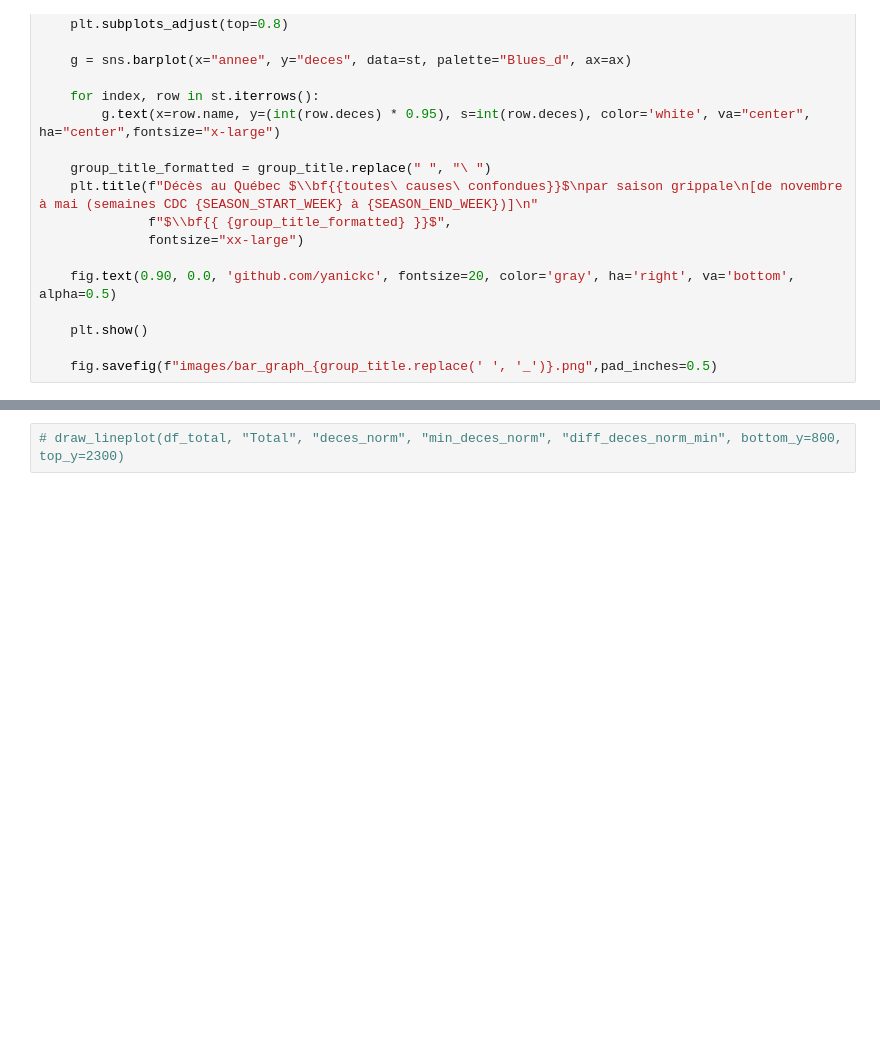
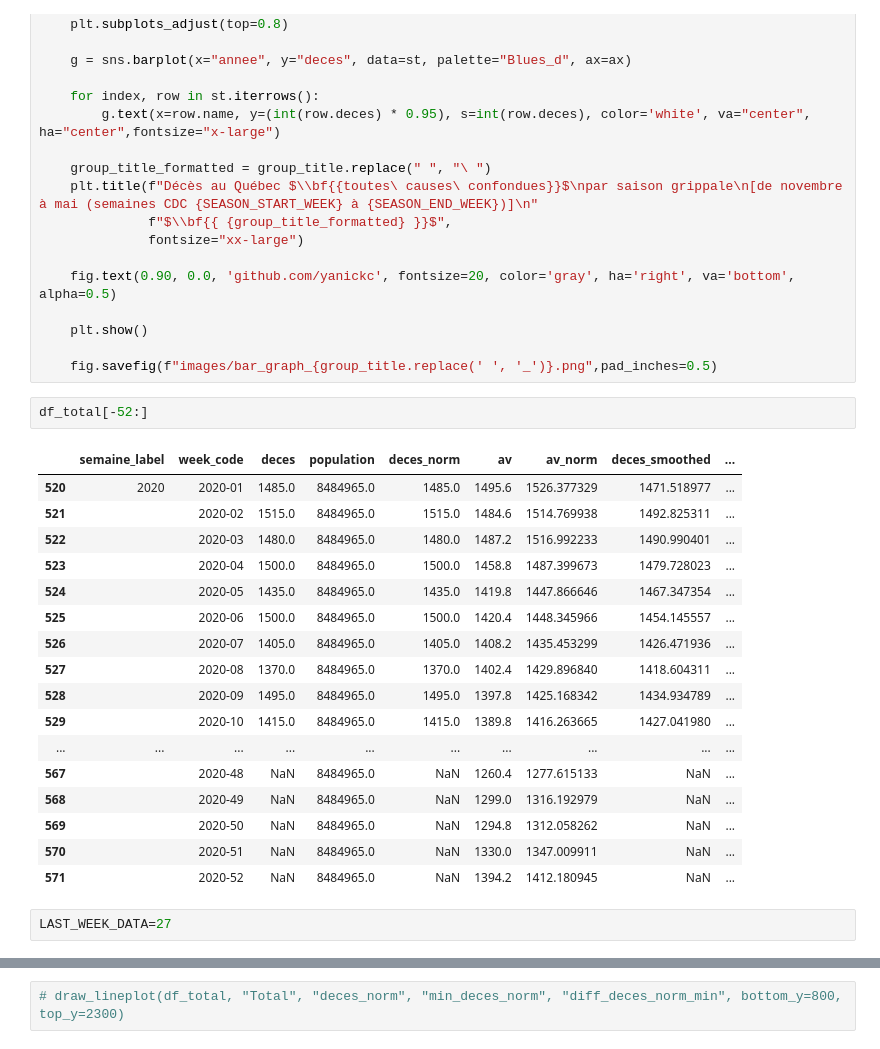
Before and after one commit to yanickc/deces_quebec, a Jupyter notebook: Décès par semaine au Québec par groupe age.ipynb, the cells around one changed output, grey strips where cells are left out. Saved outputs shown, nothing was run; the diff lists cells and outputs as text; blank space fills up the shorter version.

```diff
--- a/Décès par semaine au Québec par groupe age.ipynb
+++ b/Décès par semaine au Québec par groupe age.ipynb
@@ -261,6 +275,28 @@ def draw_barplot(df, group_title, start_year=2011):
     plt.show()
 
     fig.savefig(f"images/bar_graph_{group_title.replace(' ', '_')}.png",pad_inches=0.5)
+# %%
+df_total[-52:]
+# %% [output]
+|  | semaine_label | week_code | deces | population | deces_norm | av | av_norm | deces_smoothed | ... |
+| 520 | 2020 | 2020-01 | 1485.0 | 8484965.0 | 1485.0 | 1495.6 | 1526.377329 | 1471.518977 | ... |
+| 521 |  | 2020-02 | 1515.0 | 8484965.0 | 1515.0 | 1484.6 | 1514.769938 | 1492.825311 | ... |
+| 522 |  | 2020-03 | 1480.0 | 8484965.0 | 1480.0 | 1487.2 | 1516.992233 | 1490.990401 | ... |
+| 523 |  | 2020-04 | 1500.0 | 8484965.0 | 1500.0 | 1458.8 | 1487.399673 | 1479.728023 | ... |
+| 524 |  | 2020-05 | 1435.0 | 8484965.0 | 1435.0 | 1419.8 | 1447.866646 | 1467.347354 | ... |
+| 525 |  | 2020-06 | 1500.0 | 8484965.0 | 1500.0 | 1420.4 | 1448.345966 | 1454.145557 | ... |
+| 526 |  | 2020-07 | 1405.0 | 8484965.0 | 1405.0 | 1408.2 | 1435.453299 | 1426.471936 | ... |
+| 527 |  | 2020-08 | 1370.0 | 8484965.0 | 1370.0 | 1402.4 | 1429.896840 | 1418.604311 | ... |
+| 528 |  | 2020-09 | 1495.0 | 8484965.0 | 1495.0 | 1397.8 | 1425.168342 | 1434.934789 | ... |
+| 529 |  | 2020-10 | 1415.0 | 8484965.0 | 1415.0 | 1389.8 | 1416.263665 | 1427.041980 | ... |
+| ... | ... | ... | ... | ... | ... | ... | ... | ... | ... |
+| 567 |  | 2020-48 | NaN | 8484965.0 | NaN | 1260.4 | 1277.615133 | NaN | ... |
+| 568 |  | 2020-49 | NaN | 8484965.0 | NaN | 1299.0 | 1316.192979 | NaN | ... |
+| 569 |  | 2020-50 | NaN | 8484965.0 | NaN | 1294.8 | 1312.058262 | NaN | ... |
+| 570 |  | 2020-51 | NaN | 8484965.0 | NaN | 1330.0 | 1347.009911 | NaN | ... |
+| 571 |  | 2020-52 | NaN | 8484965.0 | NaN | 1394.2 | 1412.180945 | NaN | ... |
+# %%
+LAST_WEEK_DATA=27
 # %%
 def draw_lineplot(df, group_title, col_deces, col_av, col_diff_deces, start_year=2010, start_month=1, bottom_y=0, top_y = 2300, annotations=True, seasons_annotations=True):
     group_title = group_title + f" ({start_year}-2020)"
```
Also changed, not shown: parts of 8 cells of this notebook, 12 other files.
